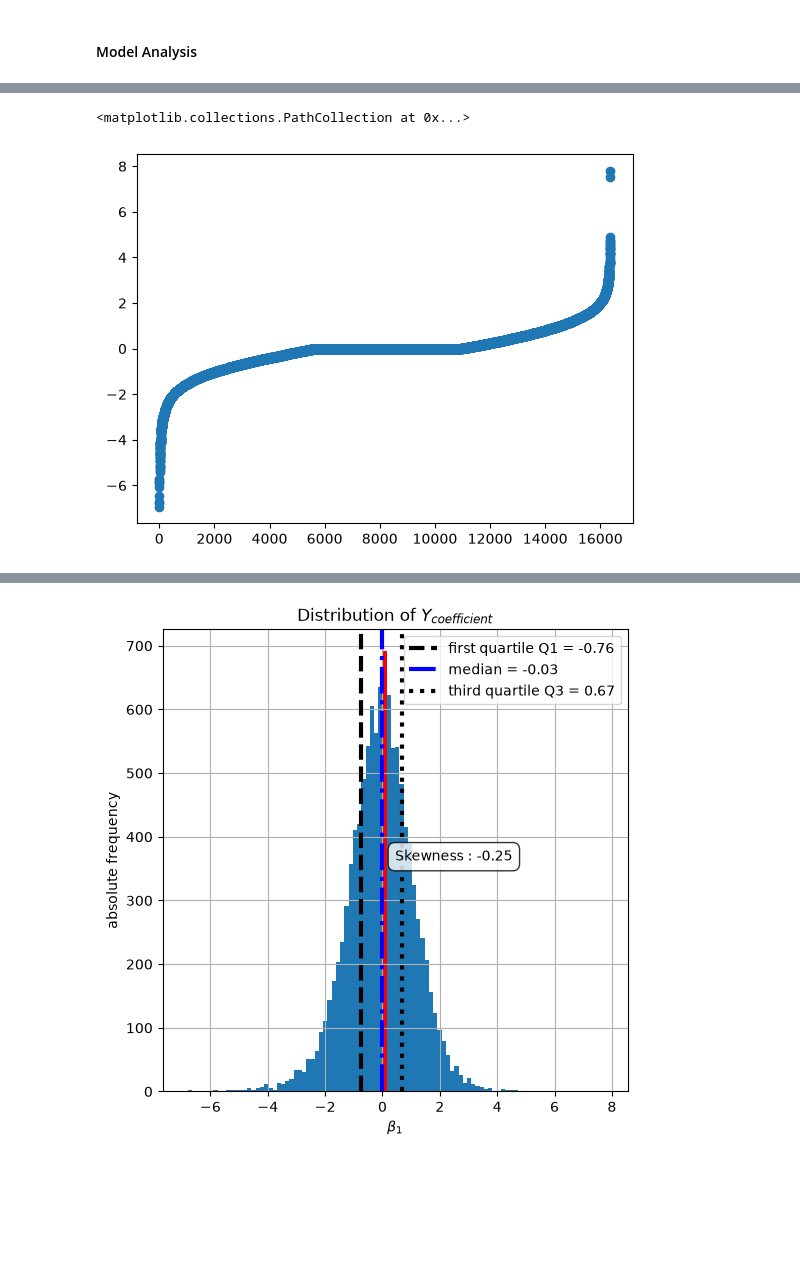
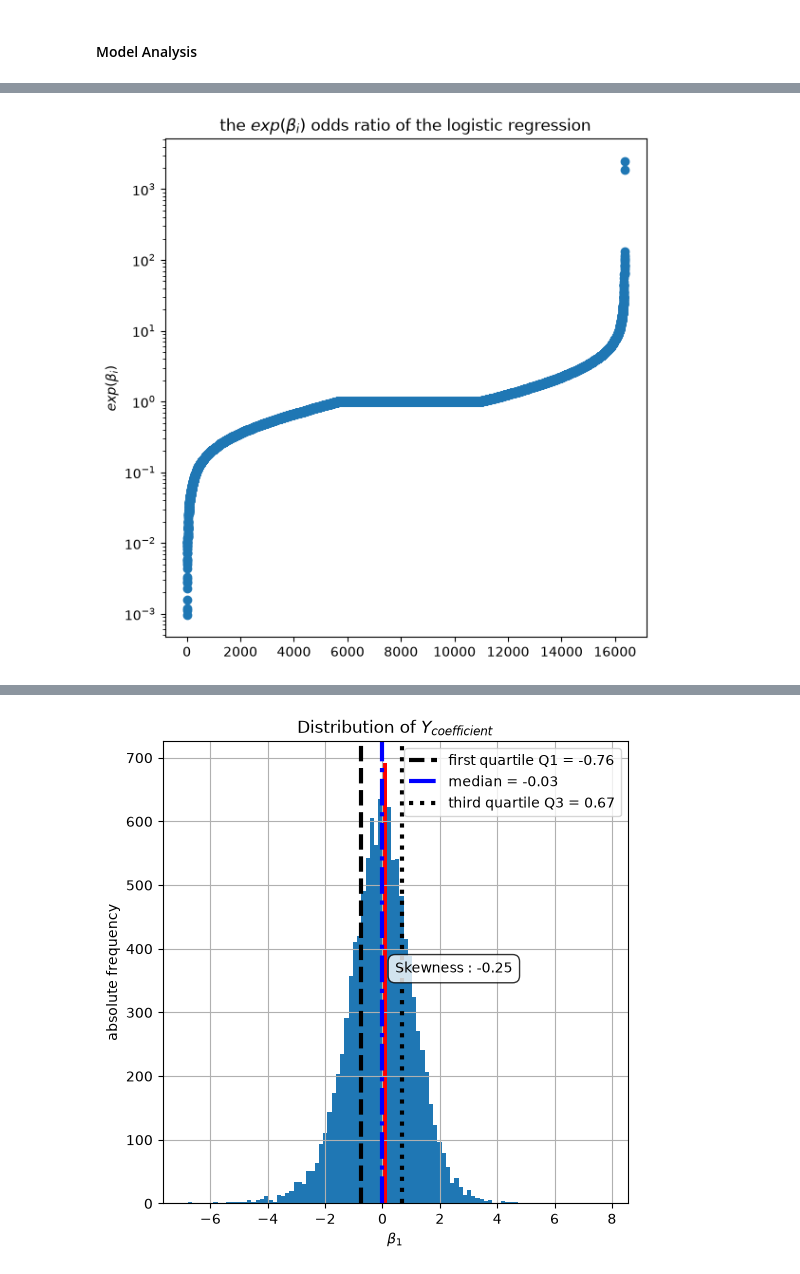
Before and after one commit to NlpProject2026/Social-Media-as-Predictive-Information-for-Stock-Market, a Jupyter notebook: src/social_media_as_predictive_information_for_stock_market/TF-IDF_reg_log_prediction_stocktwits_sentiment.ipynb, the cells around one changed output, grey strips where cells are left out. Saved outputs shown, nothing was run; the diff lists cells and outputs as text; code cells hidden in the pictures; blank space fills up the shorter version.

Commit message:
improvements to the figures and add manuscript : Social_Media_as_Predictive_Information_for_Stock_Market__Copy_

```diff
--- a/src/social_media_as_predictive_information_for_stock_market/TF-IDF_reg_log_prediction_stocktwits_sentiment.ipynb
+++ b/src/social_media_as_predictive_information_for_stock_market/TF-IDF_reg_log_prediction_stocktwits_sentiment.ipynb
@@ -1112,9 +1112,14 @@ coefs_odds
 16359 rows × 3 columns
 # %%
-plt.scatter(range(len(coefs_odds)),coefs_odds['coefficient'])
+fig, ax = plt.subplots(1, 1, figsize=(6, 6))
+ax.scatter(range(len(coefs_odds)),coefs_odds['odd ratio'])
+ax.set_yscale('log')
+ax.set_ylabel(r'$exp(\beta_i)$')
+ax.set_title(r'the $exp(\beta_i)$ odds ratio of the logistic regression')
+plt.tight_layout()
+plt.show()
 # %% [output]
-<matplotlib.collections.PathCollection at 0x...>
-[figure, old version]
+[figure, new version]
 # %%
 coefs_odds_significant = coefs_odds[coefs_odds['coefficient'] != 0]
 
```
Also changed, not shown: parts of 4 cells of this notebook, 2 other files.
